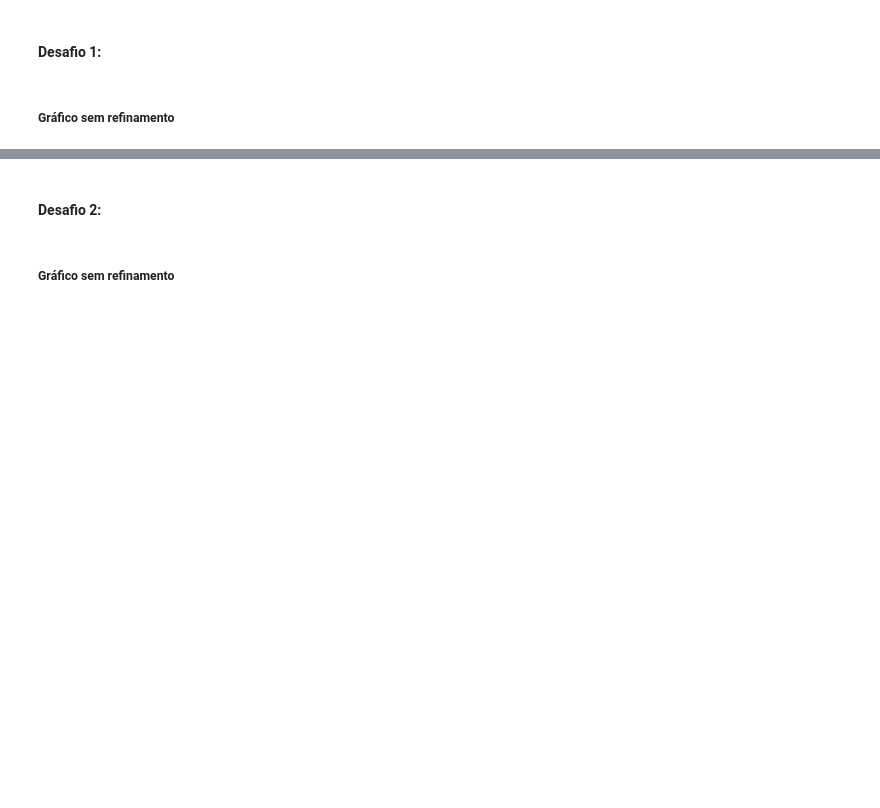
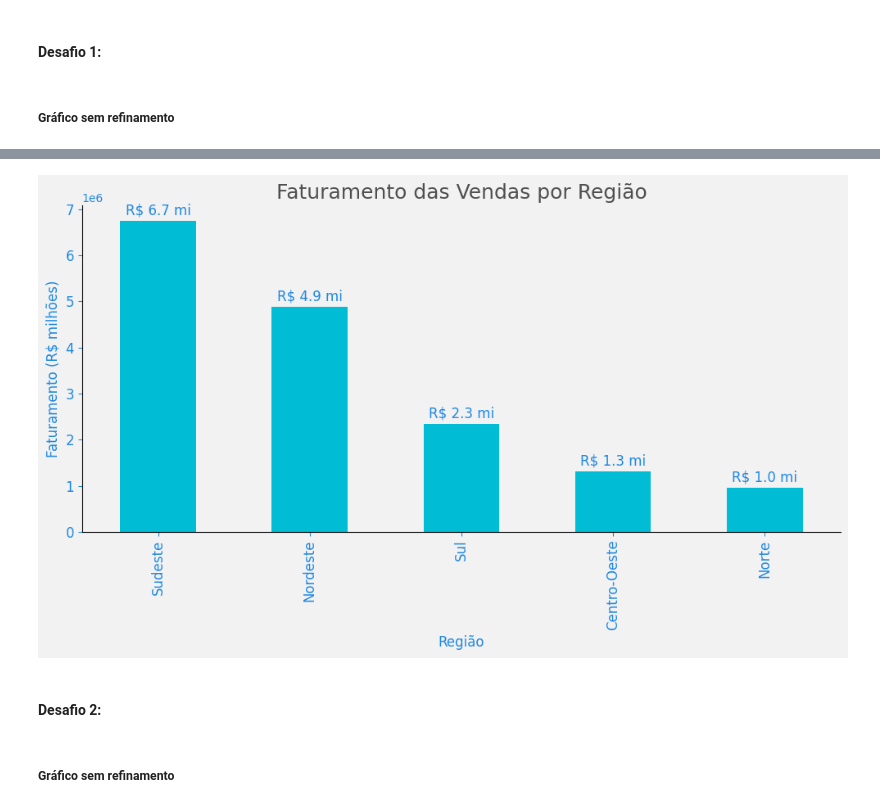
Before and after one commit to JCrpa/curso11_python_data_science_IA_dataviz, a Jupyter notebook: Desafios.ipynb, the cells around one changed output, grey strips where cells are left out. Saved outputs shown, nothing was run; the diff lists cells and outputs as text; code cells hidden in the pictures; blank space fills up the shorter version.

```diff
--- a/Desafios.ipynb
+++ b/Desafios.ipynb
@@ -280,0 +275,16 @@ Escreva aqui o prompt que você utilizou para gerar o código do desafio!
+# %%
+import matplotlib.pyplot as plt
+import seaborn as sns
+
+# Calcula o faturamento
+df['faturamento'] = df['preco_unitario'] * df['quantidade'] + df['frete']
+# Agrupa por região e soma o faturamento
+faturamento_por_regiao = df.groupby('regiao')['faturamento'].sum().reset_index()
+
+# Cria o gráfico de barras com Seaborn
+plt.figure(figsize=(10, 6))
+sns.barplot(x='regiao', y='faturamento', data=faturamento_por_regiao)
+plt.title('Faturamento das Vendas por Região')
+plt.xlabel('Região')
+plt.ylabel('Faturamento')
+plt.grid(axis='y', linestyle='--', alpha=0.7)
@@ -281,3 +303,48 @@ Escreva aqui o prompt que você utilizou para gerar o código do desafio!
+# %%
+import pandas as pd
+import matplotlib.pyplot as plt
+
+# Passo 1: Calcular o faturamento por região
+df['faturamento'] = df['preco_unitario'] * df['quantidade']
+faturamento_por_regiao = df.groupby('regiao')['faturamento'].sum().sort_values(ascending=False)
+
+# Passo 2: Criar o gráfico de barras
+plt.figure(figsize=(10, 6), facecolor='#f2f2f2')  # CINZA_1 no plano de fundo da figura
+
+ax = faturamento_por_regiao.plot(
+    kind='bar',
+    color='#00bcd4',  # AQUA_1
+    edgecolor='none'  # Remove bordas das barras
+)
+
+# Ajustes visuais
+ax.set_facecolor('#f2f2f2')  # CINZA_1 na área do plot
+ax.set_title('Faturamento das Vendas por Região', fontsize=18, color='#4f4f4f')  # CINZA_5
+ax.set_xlabel('Região', fontsize=12, color='#1e88e5')  # AZUL_1
+ax.set_ylabel('Faturamento (R$ milhões)', fontsize=12, color='#1e88e5')  # AZUL_1
+ax.tick_params(axis='x', labelsize=12, colors='#1e88e5')
+ax.tick_params(axis='y', labelsize=12, colors='#1e88e5')
+
+# Remover bordas extras (topo e direita)
+for spine in ['top', 'right']:
+    ax.spines[spine].set_visible(False)
+
+# Adiciona valores nas barras em milhões
+for i, valor in enumerate(faturamento_por_regiao):
+    ax.text(
+        i,
+        valor + faturamento_por_regiao.max() * 0.01,
+        f'R$ {valor/1_000_000:.1f} mi',
+        ha='center',
+        va='bottom',
+        fontsize=12,
+        color='#1e88e5'
+    )
+
+plt.tight_layout()
+plt.show()
+# %% [output]
+[figure, added]
 # %% [markdown]
 #### Desafio 2:
 # %% [markdown]
```
Also changed, not shown: parts of 8 cells of this notebook.
